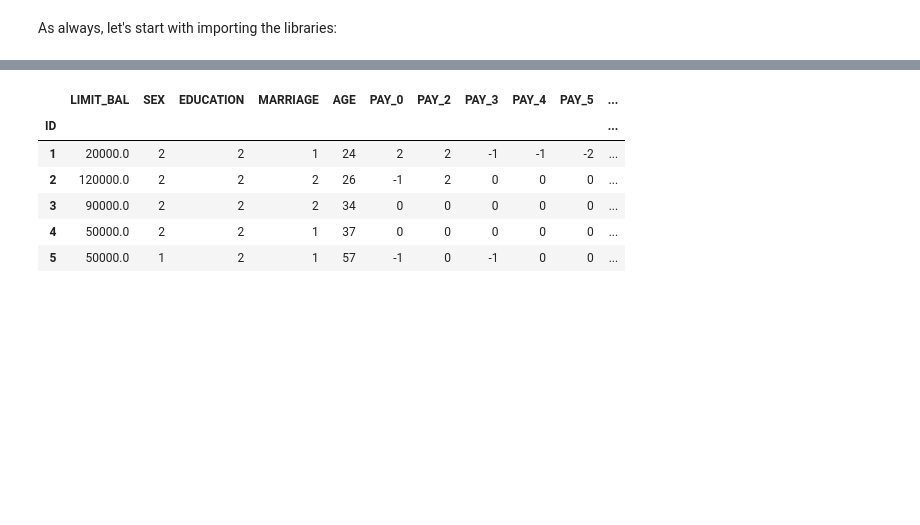
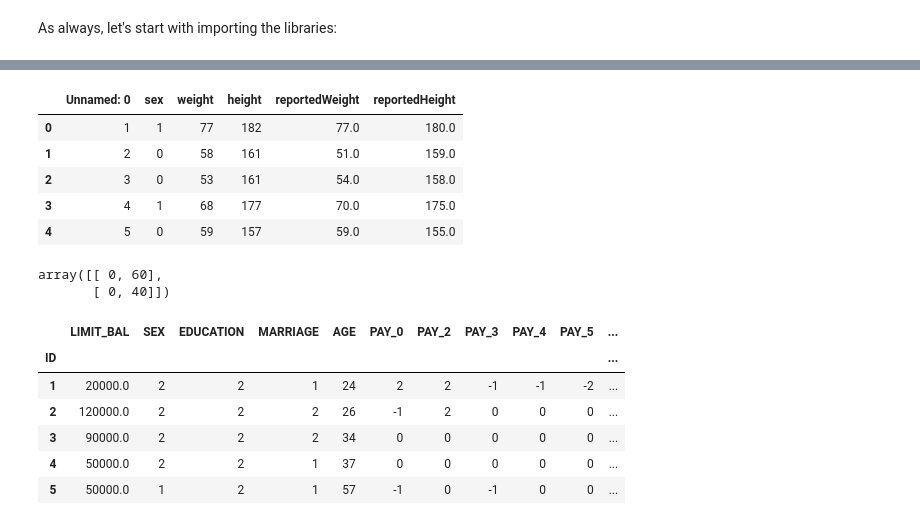
Before and after one commit to danielbauer1979/ML_656, a Jupyter notebook: Module2_LinearClassification.ipynb, the cells around one changed output, grey strips where cells are left out. Saved outputs shown, nothing was run; the diff lists cells and outputs as text; code cells hidden in the pictures; blank space fills up the shorter version.

```diff
--- a/Module2_LinearClassification.ipynb
+++ b/Module2_LinearClassification.ipynb
@@ -118,3 +116,21 @@ Name: ISMALE, dtype: float64
+# %%
+hw_data['sex'] = pd.get_dummies(hw_data['sex'],drop_first=True)
+hw_data.head()
+# %% [output]
+|  | Unnamed: 0 | sex | weight | height | reportedWeight | reportedHeight |
+| 0 | 1 | 1 | 77 | 182 | 77.0 | 180.0 |
+| 1 | 2 | 0 | 58 | 161 | 51.0 | 159.0 |
+| 2 | 3 | 0 | 53 | 161 | 54.0 | 158.0 |
+| 3 | 4 | 1 | 68 | 177 | 70.0 | 175.0 |
+| 4 | 5 | 0 | 59 | 157 | 59.0 | 155.0 |
+# %%
+Train, Test = train_test_split(hw_data, test_size=0.5, random_state=1)
+logistic_model3 = LogisticRegression(fit_intercept=True).fit(Train[['height','weight']],Train['sex'])
+logistic_pred_3 = logistic_model1.predict(Test[['height','weight']])
+confusion_matrix(Test['sex'],logistic_pred_3)
+# %% [output]
+array([[ 0, 60],
+       [ 0, 40]])
 # %%
 #Credit Card Defaults
 # %%
```
Also changed, not shown: parts of 16 cells of this notebook.
